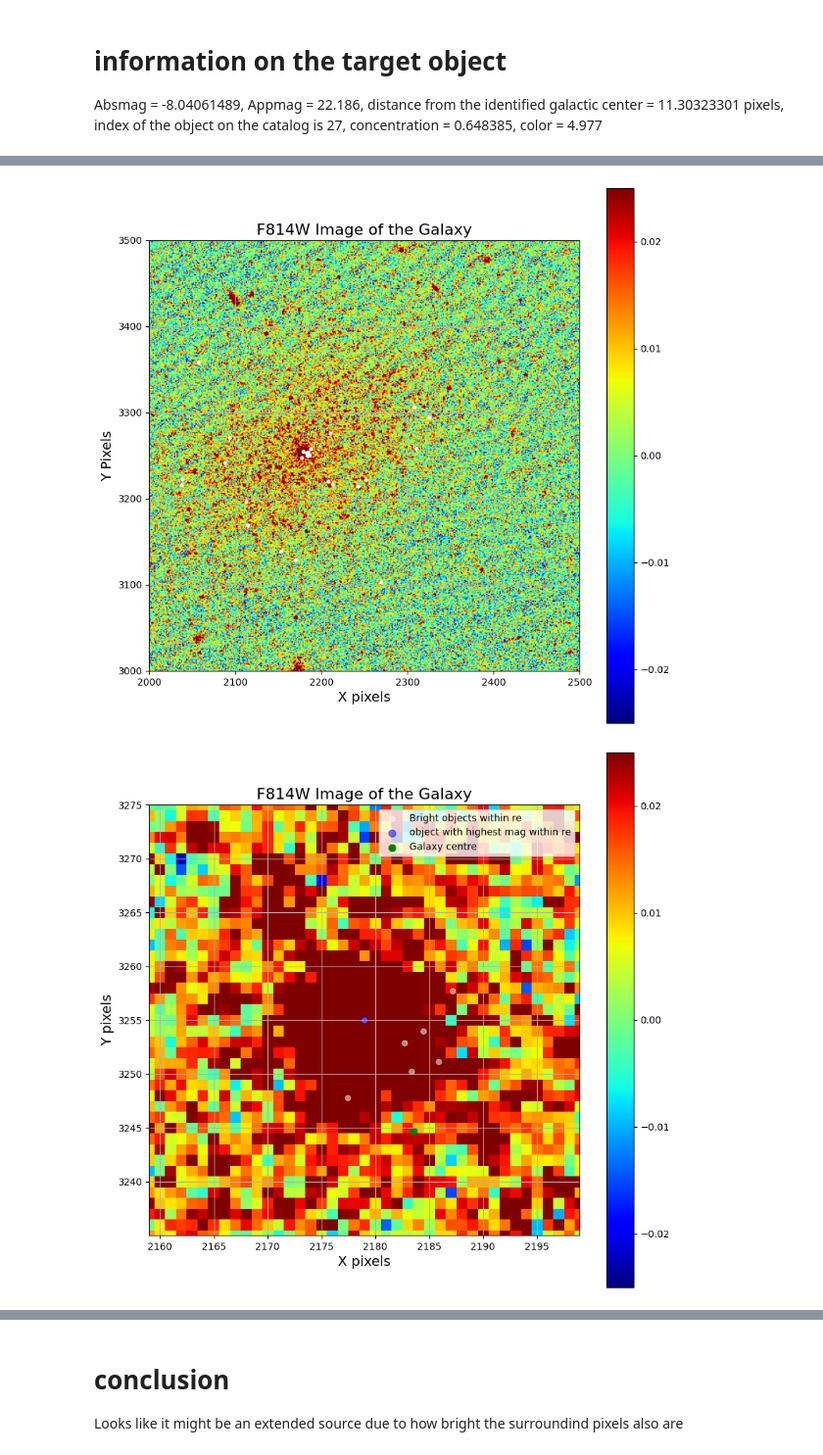
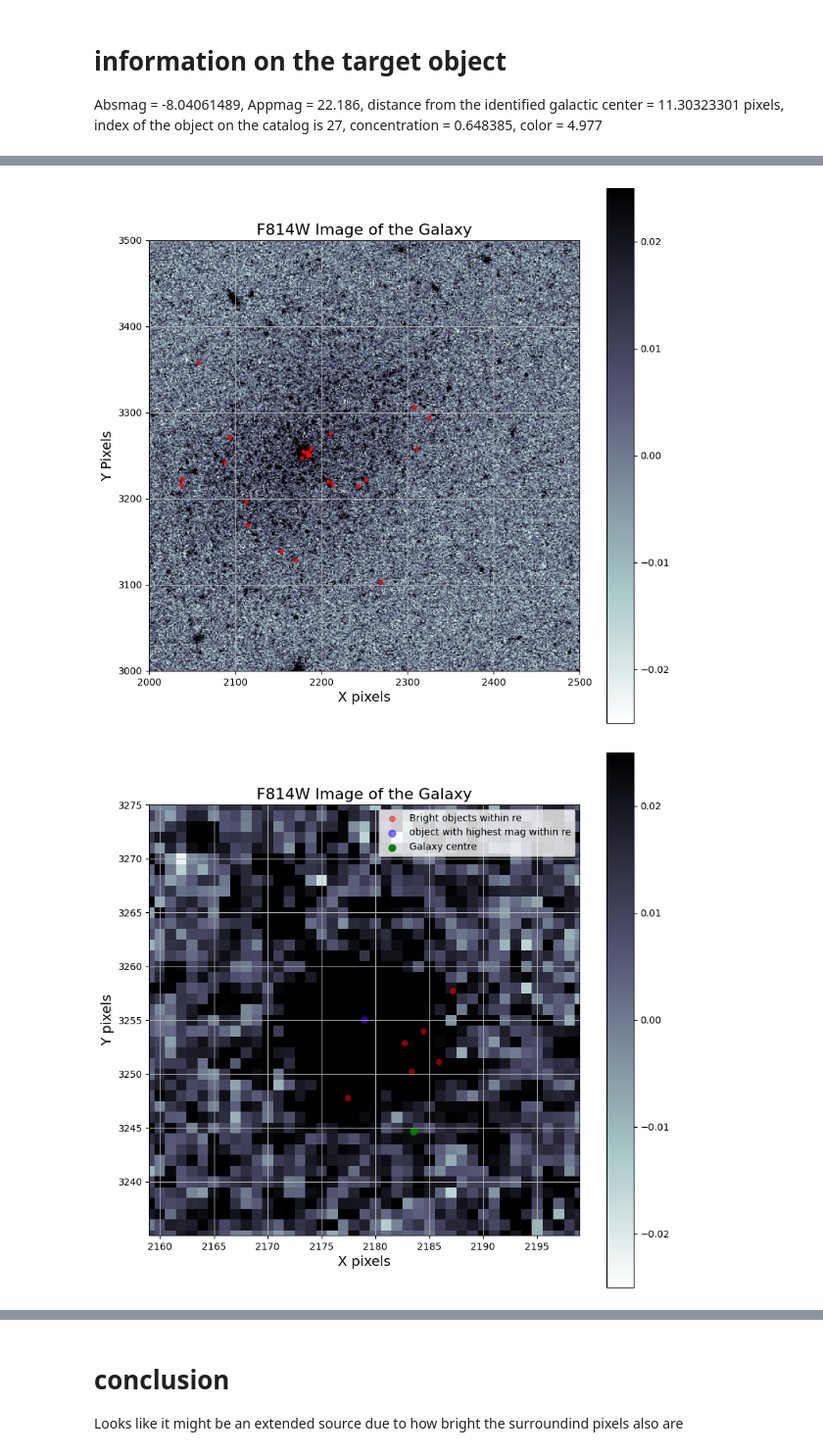
Before and after one commit to Ananth1-9/Research_work, a Jupyter notebook: Real_code/NSCID0.ipynb, the cells around one changed output, grey strips where cells are left out. Shown at 98% size. Saved outputs shown, nothing was run; the diff lists cells and outputs as text; code cells hidden in the pictures.

```diff
--- a/Real_code/NSCID0.ipynb
+++ b/Real_code/NSCID0.ipynb
@@ -321,9 +321,9 @@ plt.show()
 # %%
 # zooming in for better visualization of the bright objects within re
 fig0 = plt.figure(figsize=(10,10))
-plt.imshow(F814W0, origin='lower', cmap='jet', vmin = -0.025, vmax = 0.025)
+plt.imshow(F814W0, origin='lower', cmap='bone_r', vmin = -0.025, vmax = 0.025)
 plt.colorbar()
-plt.scatter(xcgal0[distgal0 <= re_pixels0], ycgal0[distgal0 <= re_pixels0], color='white', s=10, label='Bright objects within re')
+plt.scatter(xcgal0[distgal0 <= re_pixels0], ycgal0[distgal0 <= re_pixels0], color='red', s=10, label='Bright objects within re')
 plt.title('F814W Image of the Galaxy', fontsize=16)
 plt.xlabel('X pixels', fontsize=14)
 plt.ylabel('Y Pixels', fontsize=14)
@@ -332,25 +332,25 @@ plt.ylim(3000, 3500)
 plt.grid()
 plt.show()
 # %% [output]
-[figure, old version]
+[figure, new version]
 # %%
 # zooming in even more to see the brightest and closest object to the centre of the galaxy
 fig0 = plt.figure(figsize=(10,10))
-plt.imshow(F814W0, origin='lower', cmap='jet', vmin = -0.025, vmax = 0.025)
+plt.imshow(F814W0, origin='lower', cmap='bone_r', vmin = -0.025, vmax = 0.025)
 plt.colorbar()
-plt.scatter(xcgal0[distgal0 <= re_pixels0], ycgal0[distgal0 <= re_pixels0], color='white', s=30, alpha = 0.5, label='Bright objects within re')
+plt.scatter(xcgal0[distgal0 <= re_pixels0], ycgal0[distgal0 <= re_pixels0], color='red', s=30, alpha = 0.5, label='Bright objects within re')
 plt.scatter(xcgal0[27,], ycgal0[27,], color='blue', s=50, alpha = 0.5, label='object with highest mag within re')
 plt.scatter(galcenx0, galceny0, color='green', s=50, alpha = 1, label='Galaxy centre')
 plt.title('F814W Image of the Galaxy', fontsize=16)
 plt.xlabel('X pixels', fontsize=14)
 plt.ylabel('Y pixels', fontsize=14)
 plt.xlim(xcgal0[27]-20, xcgal0[27]+20)
 plt.ylim(ycgal0[27]-20, ycgal0[27]+20)
 plt.legend()
 plt.grid()
 plt.show()
 # %% [output]
-[figure, old version]
+[figure, new version]
 # %%
 # trying to see how bright it is
 fig0 = plt.figure(figsize=(10,10))
```
Also changed, not shown: parts of 4 cells of this notebook.
